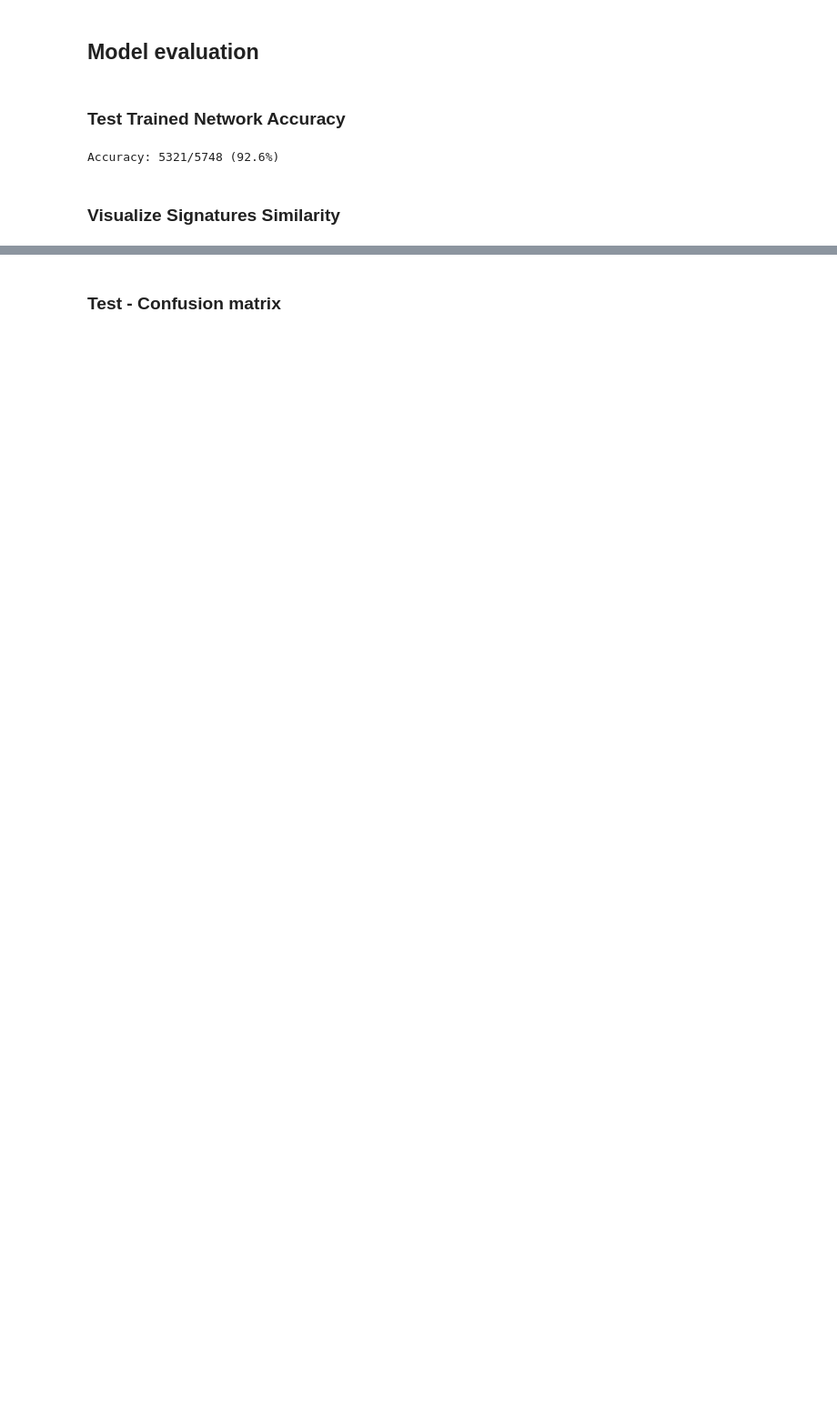
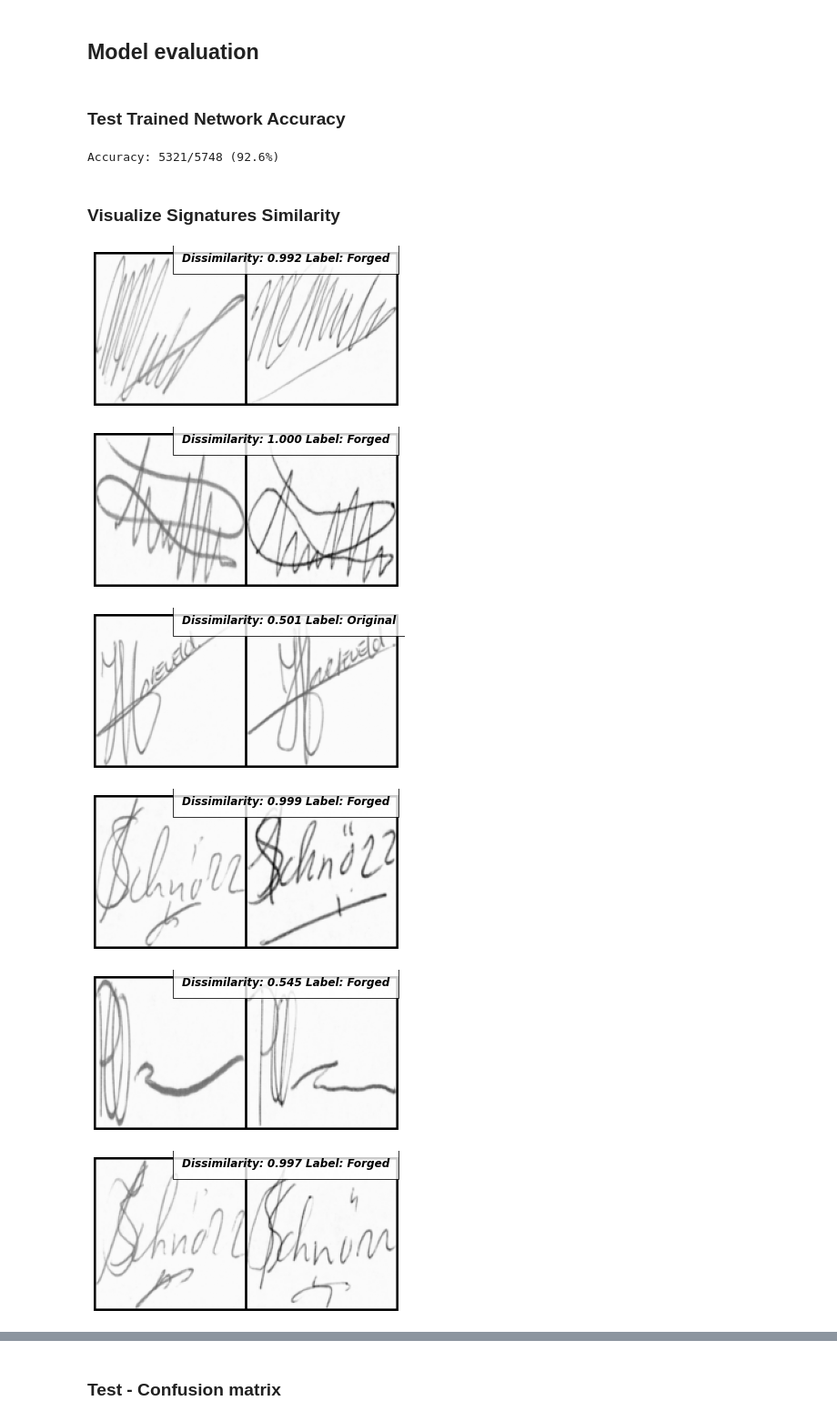
Before and after one commit to tald747/DL-CNN-model---Distinguish-between-genuine-and-forged-signatures, a Jupyter notebook: signatures_verification_siameseNet_(1).ipynb, the cells around one changed output, grey strips where cells are left out. Shown at 91% size. Saved outputs shown, nothing was run; the diff lists cells and outputs as text; code cells hidden in the pictures; blank space fills up the shorter version.

```diff
--- a/signatures_verification_siameseNet_(1).ipynb
+++ b/signatures_verification_siameseNet_(1).ipynb
@@ -470,29 +500,36 @@ Accuracy: 5321/5748 (92.6%)
 # %%
 # Print the sample outputs to view its dissimilarity
 counter=0
 list_0 = torch.FloatTensor([0])
 list_1 = torch.FloatTensor([1])
 
 # Loading the saved model
 save_path = f'/content/drive/MyDrive/siameseNetwork/siameseNet.pt'
 net = Net().to(device)
 checkpoint = torch.load(save_path)
 net.load_state_dict(checkpoint['model_state_dict'])
 
 for i, data in enumerate(test_dataloader, 0):
   x0, x1, label = data
   concatenated = torch.cat((x0,x1),0)
   output1, output2 = net(x0.to(device), x1.to(device))
   result = torch.abs(output1.to(device) - output2.to(device))
   result = torch.max(result, 1)[0]
   result = torch.sigmoid(result).data.cpu().numpy()[0]
   label = label.data.cpu().numpy()[0]
   if label==list_0:
     label="Original"
   else:
     label="Forged"
 
-  imshow(torchvision.utils.make_grid(concatenated),'Dissimilarity: {:.2f} Label: {}'.format(result, label))
+  imshow(torchvision.utils.make_grid(concatenated),'Dissimilarity: {:.3f} Label: {}'.format(result, label))
   counter=counter+1
   if counter ==20:
      break
+# %% [output]
+[figure, added]
+[figure, added]
+[figure, added]
+[figure, added]
+[figure, added]
+[figure, added]
```
Also changed, not shown: parts of 8 cells of this notebook.
